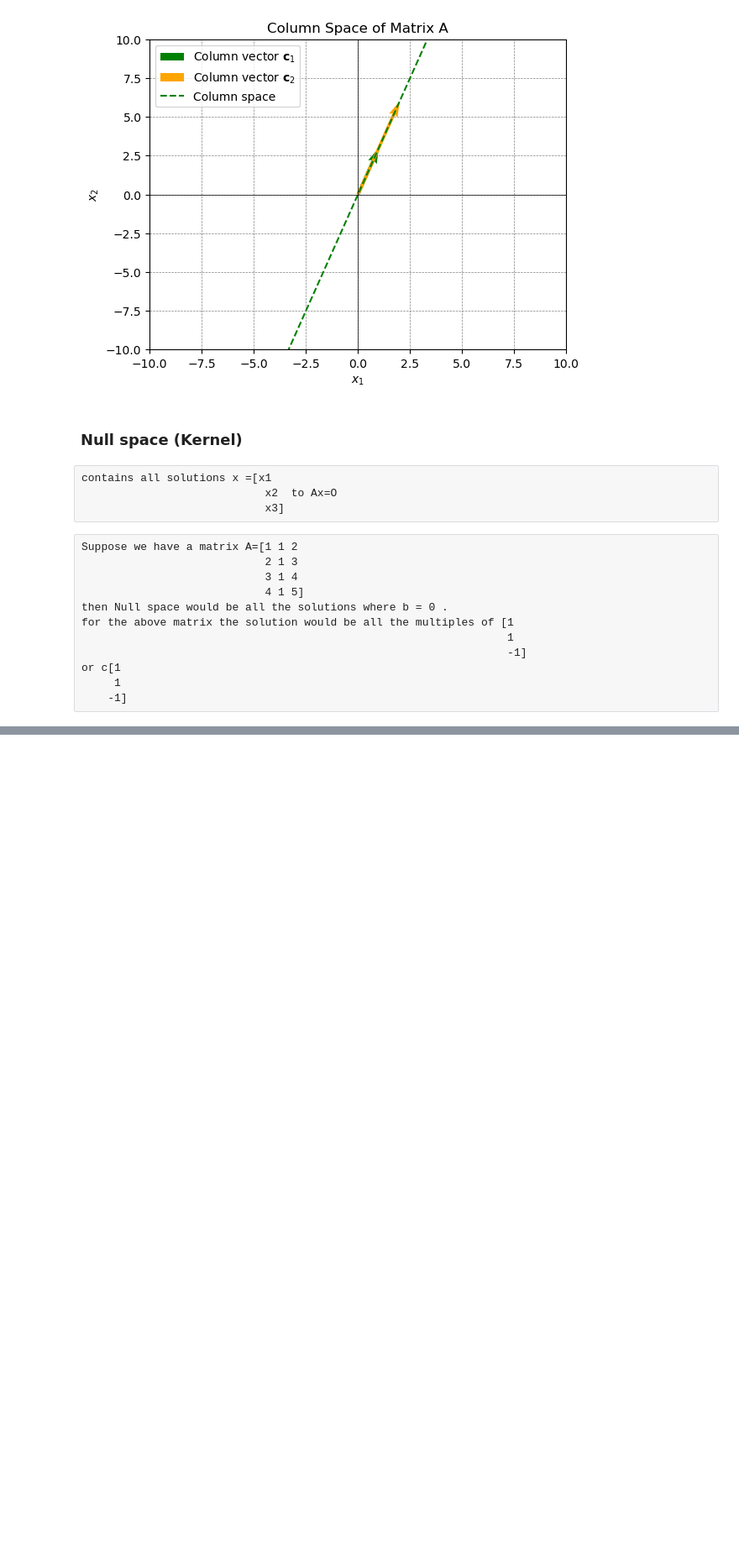
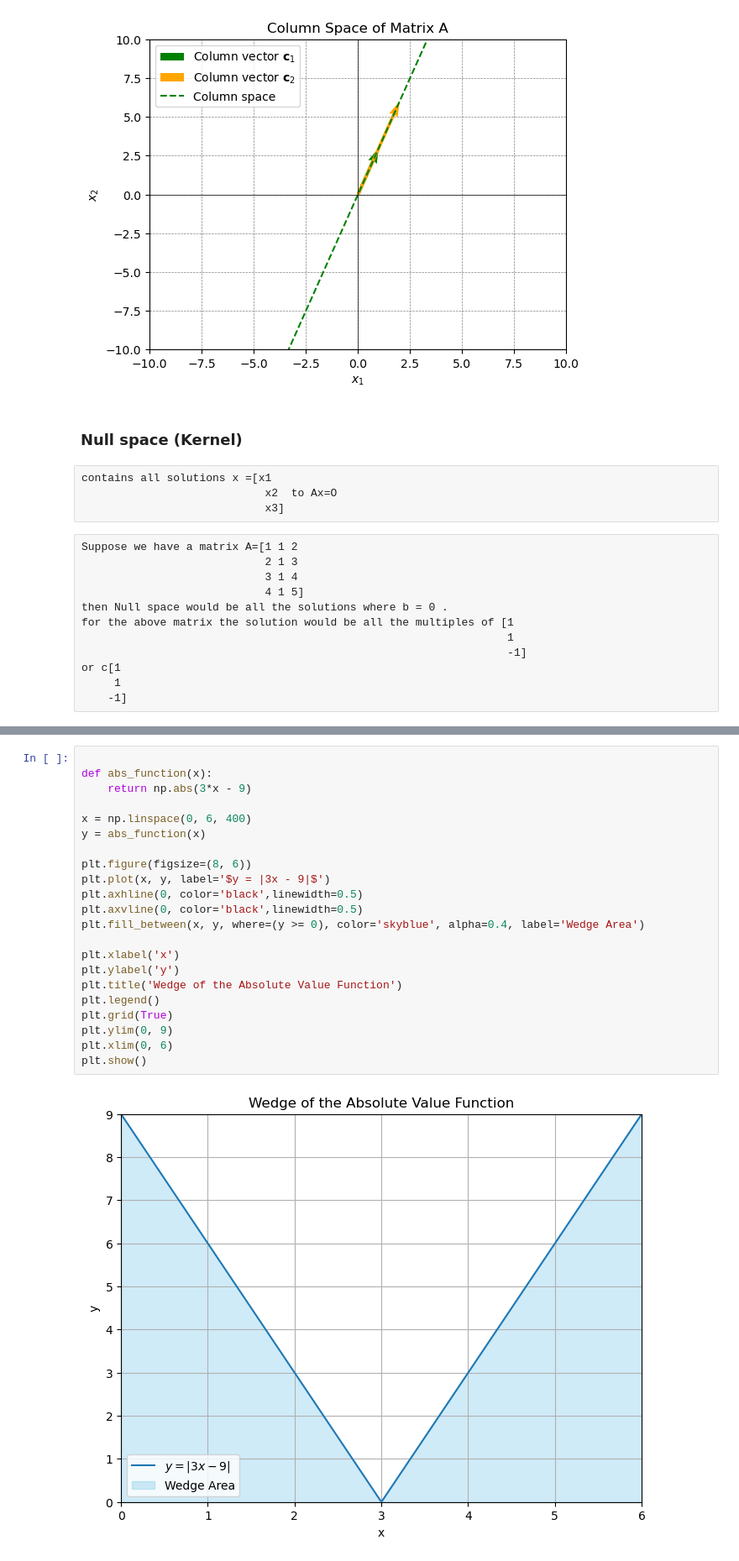
Before and after one commit to Wahab901278/linear-algebra, a Jupyter notebook: 06-null-space(kernel),column-space.ipynb, the cells around one changed output, grey strips where cells are left out. Shown at 84% size. Drawn from its saved outputs; the diff is of its cells as text; blank space fills up the shorter version.

```diff
--- a/null-space(kernel),column-space.ipynb
+++ b/06-null-space(kernel),column-space.ipynb
@@ -163,0 +113,24 @@ plt.show()
+# %%
+
+def abs_function(x):
+    return np.abs(3*x - 9)
+
+x = np.linspace(0, 6, 400)
+y = abs_function(x)
+
+plt.figure(figsize=(8, 6))
+plt.plot(x, y, label='$y = |3x - 9|$')
+plt.axhline(0, color='black',linewidth=0.5)
+plt.axvline(0, color='black',linewidth=0.5)
+plt.fill_between(x, y, where=(y >= 0), color='skyblue', alpha=0.4, label='Wedge Area')
+
+plt.xlabel('x')
+plt.ylabel('y')
+plt.title('Wedge of the Absolute Value Function')
+plt.legend()
+plt.grid(True)
+plt.ylim(0, 9)
+plt.xlim(0, 6)
+plt.show()
+# %% [output]
+[figure, added]
```
Also changed, not shown: parts of 2 cells of this notebook.
